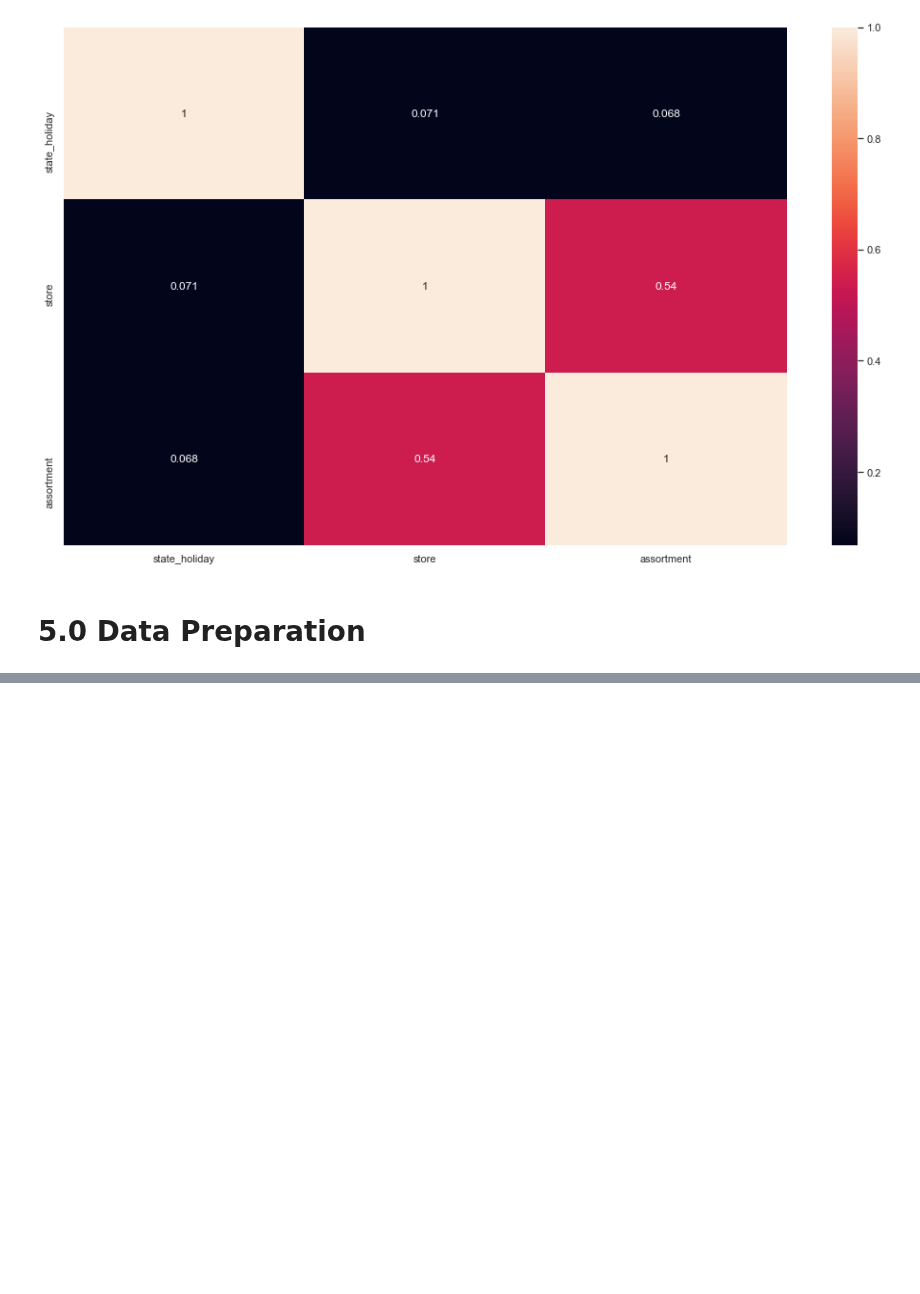
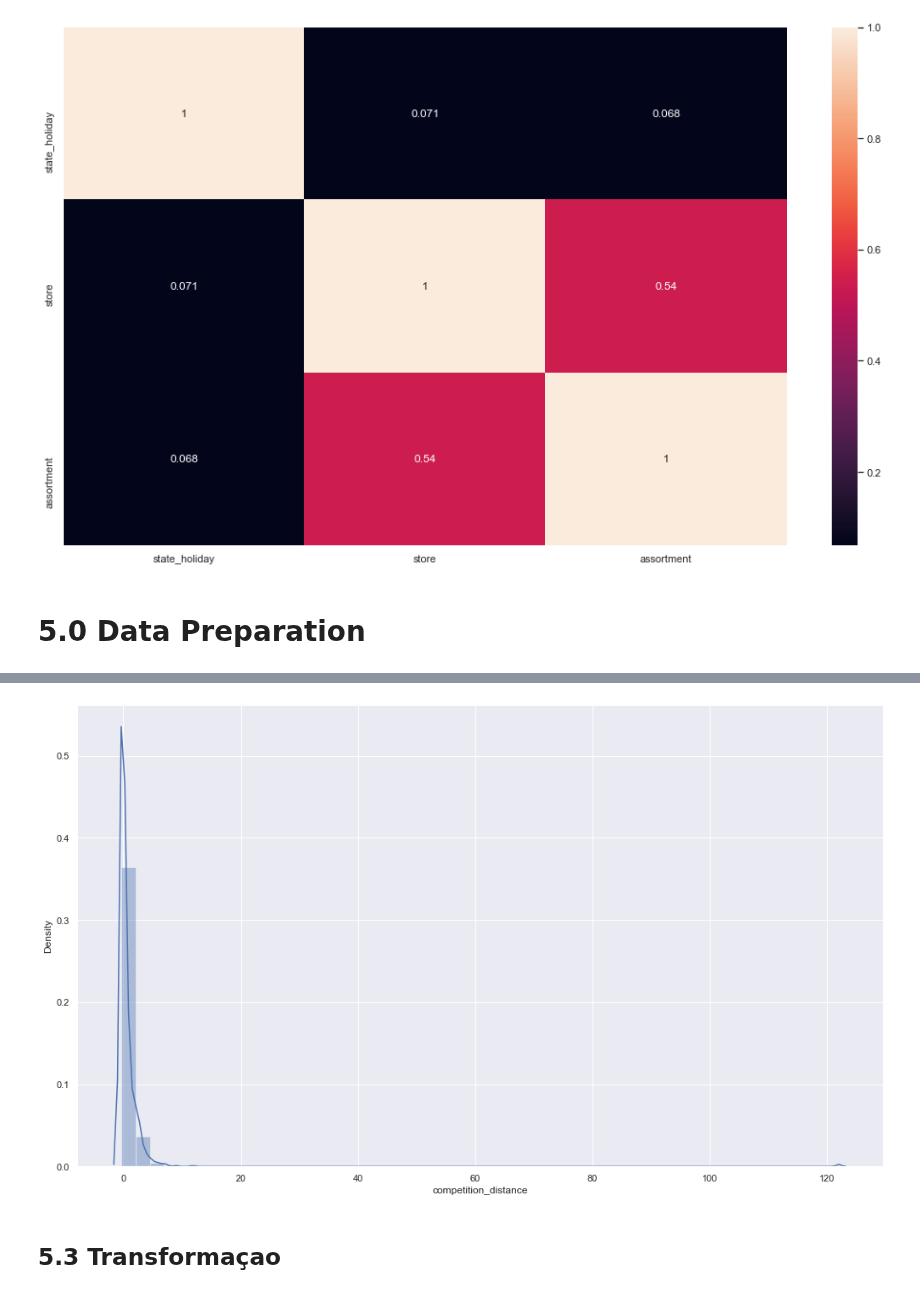
Before and after one commit to Edu-p/ds-project-model, a Jupyter notebook: notebooks/StoreSalesPrediction_md04_v01.ipynb, the cells around one changed output, grey strips where cells are left out. Cells and saved outputs as stored; diff of their text form; code cells hidden in the pictures; blank space fills up the shorter version.

```diff
--- a/notebooks/StoreSalesPrediction_md04_v01.ipynb
+++ b/notebooks/StoreSalesPrediction_md04_v01.ipynb
@@ -996,0 +1006,24 @@ df5 = df4.copy()
+# %%
+rs =  RobustScaler()
+mms = MinMaxScaler()
+
+# competititon distance( robust scaler, pois tem outliers mt grandes )
+df5['competition_distance'] = rs.fit_transform( df5[['competition_distance']].values ) # ja encontra os quartis e faz o calculo pra gente da coluna
+
+# year( min-max, nao tem outliers tao fortes )
+df5['year'] = mms.fit_transform( df5[['year']].values )
+
+# competition time month( robust scaler, pois tem outliers mt grandes )
+df5['competition_time_month'] = rs.fit_transform( df5[['competition_time_month']].values )
+
+# promo time week( min-max, pois nao tem outliers tao fortes )
+df5['promo_time_week'] = mms.fit_transform( df5[['promo_time_week']].values )
+
+# separados so os que nao tem natureza ciclica
+# %%
+plt.figure( figsize=( 17, 10 ) )
+sns.distplot( df5['competition_distance'] );
+# %% [output]
+[figure, added]
+# %% [markdown]
+## 5.3 Transformaçao
```
Also changed, not shown: parts of 14 cells of this notebook.
